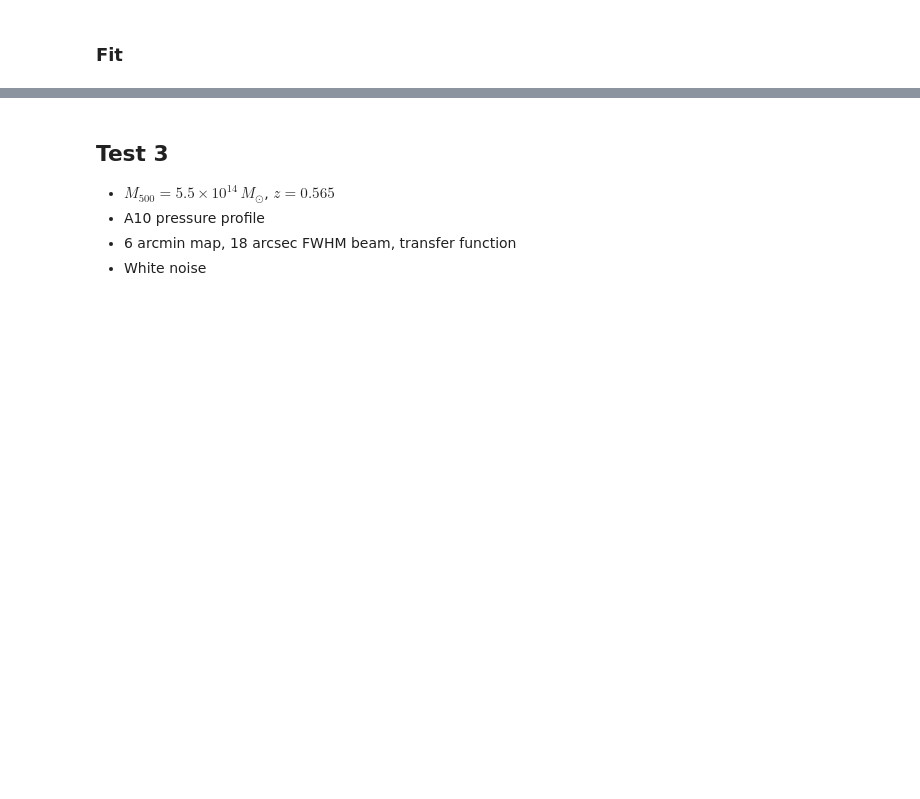
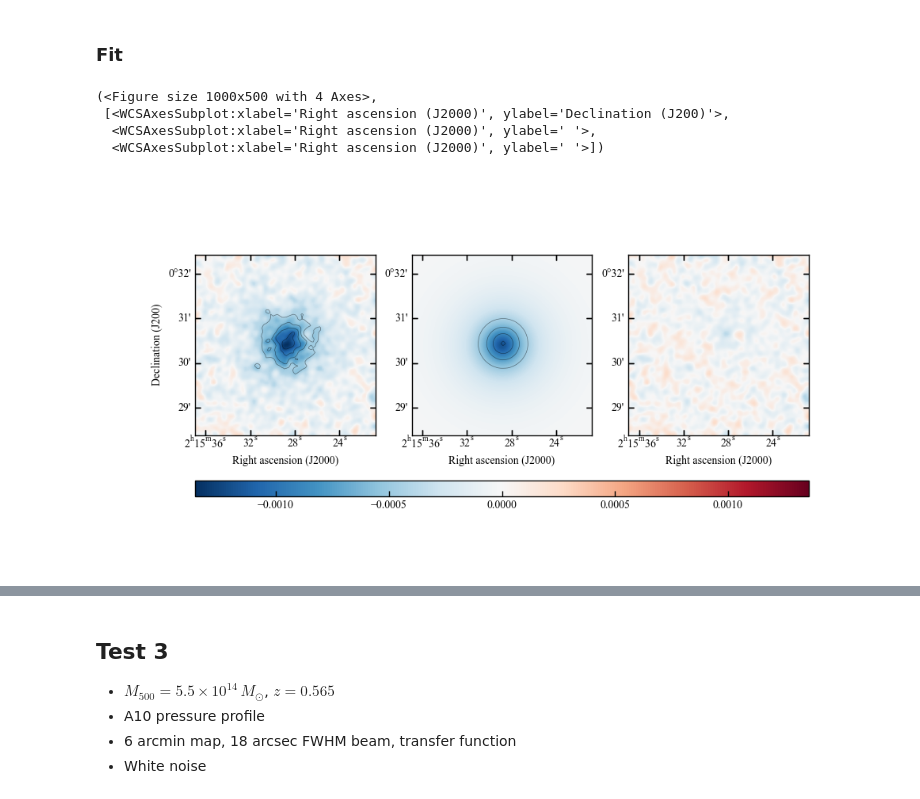
Before and after one commit to fkeruzore/panco2, a Jupyter notebook: panco2/tests.ipynb, the cells around one changed output, grey strips where cells are left out. Drawn from its saved outputs; the diff is of its cells as text; code cells hidden in the pictures; blank space fills up the shorter version.

```diff
--- a/panco2/tests.ipynb
+++ b/panco2/tests.ipynb
@@ -199,33 +200,40 @@ mapview.fitsview(f"{path}/map.fits", 1, smooth=1.0, imrange="sym")
 # %%
 path = "../tests/test2/"
 
 ppf = PressureProfileFitter(
     f"{path}/map.fits",
     1,
     2,
     0.865,
     M_500=3.5e14,
     map_size=4.0
 )
 
 r_bins = np.logspace(
     np.log10(ppf.cluster.arcsec2kpc(9.0)), np.log10(ppf.cluster.arcsec2kpc(180.0)), 5
 )
 
 ppf.define_model("binned", r_bins)
 P_bins = gNFW(ppf.model.r_bins, *ppf.cluster.A10_params)
 par_vec = np.append(P_bins, [-12.0, 0.0])
 par_dic = ppf.model.par_vec2dic(par_vec)
 
+tf = Table.read("../tests/nk2_tf.fits")
 ppf.add_filtering(beam_fwhm=18.0, k=tf["k"].to("arcmin-1").value, tf_k=tf["tf_2mm"].value)
 ppf.define_priors(
     P_bins=[ss.loguniform(0.1 * P, 10.0 * P) for P in P_bins],
     conv=ss.norm(-12.0, 1.2),
     zero=ss.norm(0.0, 1e-4)
 )
 ppf.dump_to_file(f"{path}/ppf.panco2")
 plt.close("all")
 results.plot_data_model_residuals(ppf, par_vec=par_vec, lims="sym", smooth=1.0)
+# %% [output]
+(<Figure size 1000x500 with 4 Axes>,
+ [<WCSAxesSubplot:xlabel='Right ascension (J2000)', ylabel='Declination (J200)'>,
+  <WCSAxesSubplot:xlabel='Right ascension (J2000)', ylabel=' '>,
+  <WCSAxesSubplot:xlabel='Right ascension (J2000)', ylabel=' '>])
+[figure, added]
 # %%
 f = ppf.run_mcmc(30, 5e4, 6, n_check=1e3, out_chains_file=f"{path}/raw_chains.npz")
 # %%
```
Also changed, not shown: parts of 8 cells of this notebook, 3 other files.
